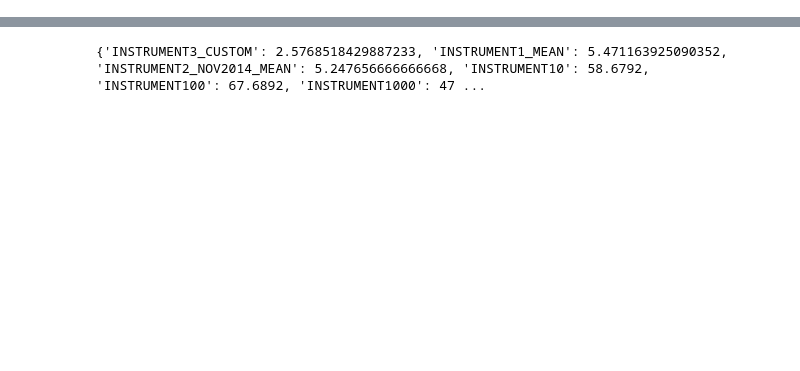
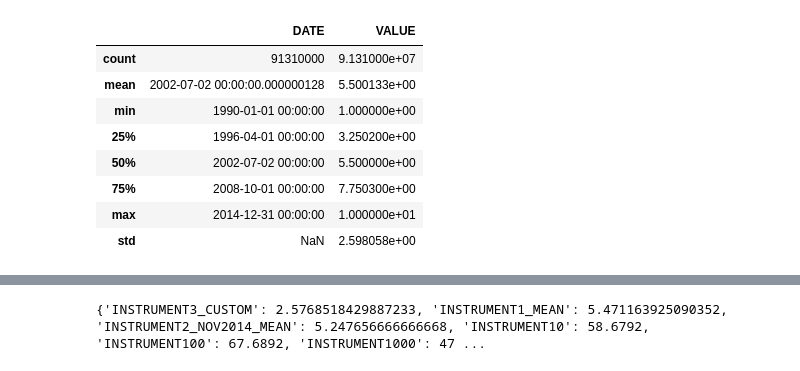
Before and after one commit to maurotommasi/WiiProTest, a Jupyter notebook: wiipro.ipynb, the cells around one changed output, grey strips where cells are left out. Drawn from its saved outputs; the diff is of its cells as text; code cells hidden in the pictures; blank space fills up the shorter version.

```diff
--- a/wiipro.ipynb
+++ b/wiipro.ipynb
@@ -24,4 +24,17 @@ Memory Usage Change: 8.90%
 True
+# %%
+# Stat Data
+wp.data.describe()
+# %% [output]
+|  | DATE | VALUE |
+| count | 91310000 | 9.131000e+07 |
+| mean | 2002-07-02 00:00:00.000000128 | 5.500133e+00 |
+| min | 1990-01-01 00:00:00 | 1.000000e+00 |
+| 25% | 1996-04-01 00:00:00 | 3.250200e+00 |
+| 50% | 2002-07-02 00:00:00 | 5.500000e+00 |
+| 75% | 2008-10-01 00:00:00 | 7.750300e+00 |
+| max | 2014-12-31 00:00:00 | 1.000000e+01 |
+| std | NaN | 2.598058e+00 |
 # %%
 # Preview Data
 wp.data.head()
```
Also changed, not shown: parts of 8 cells of this notebook, 1 other file.
